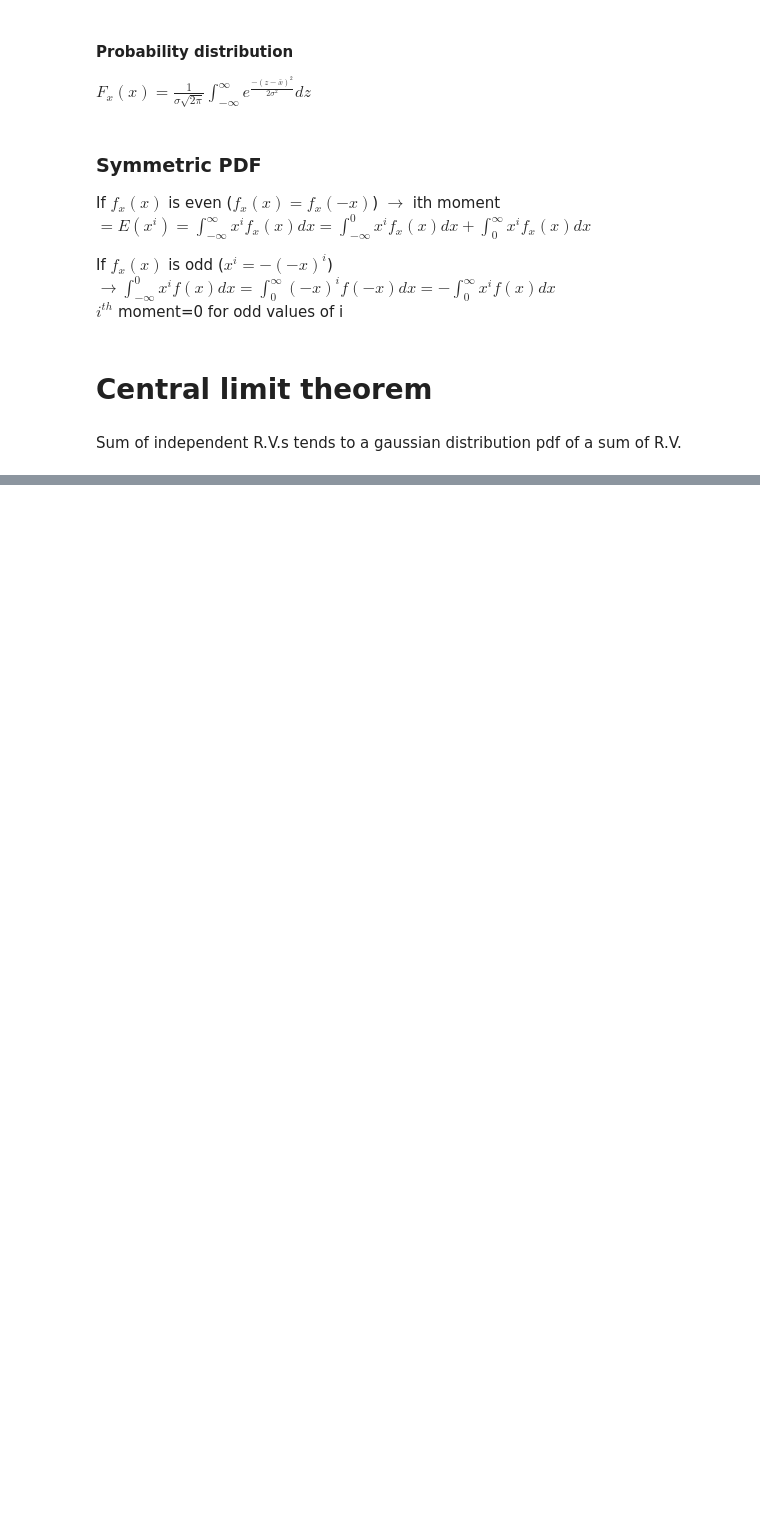
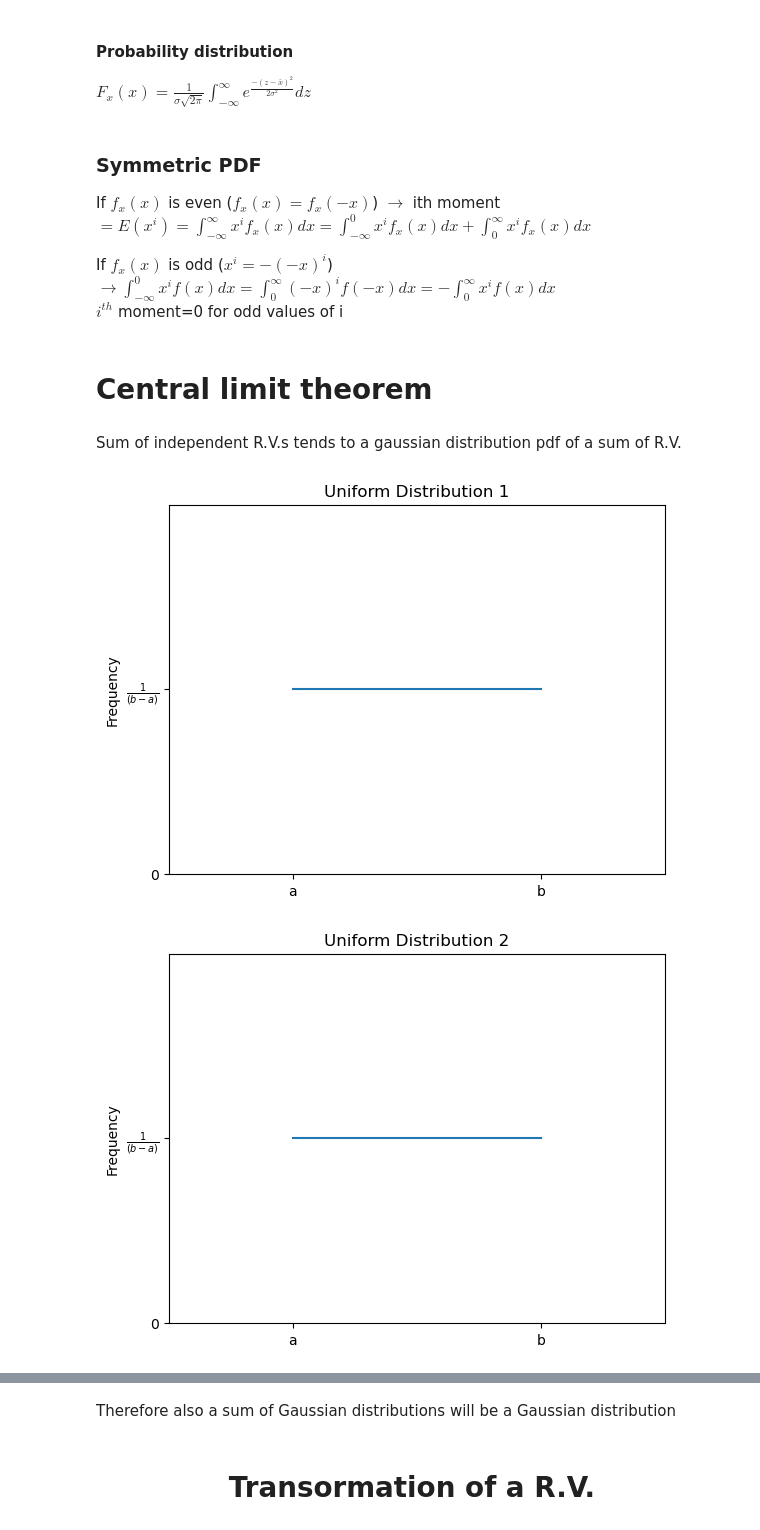
Before and after one commit to Maurone7/AERSP-566, a Jupyter notebook: Lectures/Lecture2.ipynb, the cells around one changed output, grey strips where cells are left out. Drawn from its saved outputs; the diff is of its cells as text; code cells hidden in the pictures; blank space fills up the shorter version.

```diff
--- a/Lectures/Lecture2.ipynb
+++ b/Lectures/Lecture2.ipynb
@@ -64,3 +64,53 @@ $i^{th}$ moment=0 for odd values of i
 # Central limit theorem
 # %% [markdown]
 Sum of independent R.V.s tends to a gaussian distribution pdf of a sum of R.V.
+# %%
+import numpy as np
+import matplotlib.pyplot as plt
+
+function = lambda a, b, x: 1 / (b - a) if a <= x <= b else 0
+
+a, b = 0, 1
+# Plot the uniform distribution
+plt.plot(np.linspace(a, b, 100), [function(a, b, x) for x in np.linspace(a, b, 100)])
+plt.ylabel('Frequency')
+plt.title('Uniform Distribution 1')
+plt.ylim(0, 2 / (b - a)), plt.xlim(a-0.5, b+0.5)
+plt.yticks([0, 1 / (b - a)], [0, r'$\frac{1}{(b - a)}$'])
+plt.xticks([a, b], ['a', 'b'])
+plt.show()
+
+import numpy as np
+import matplotlib.pyplot as plt
+
+function = lambda a, b, x: 1 / (b - a) if a <= x <= b else 0
+
+a, b = 0, 1
+# Plot the uniform distribution
+plt.plot(np.linspace(a, b, 100), [function(a, b, x) for x in np.linspace(a, b, 100)])
+plt.ylabel('Frequency')
+plt.title('Uniform Distribution 2')
+plt.ylim(0, 2 / (b - a)), plt.xlim(a-0.5, b+0.5)
+plt.yticks([0, 1 / (b - a)], [0, r'$\frac{1}{(b - a)}$'])
+plt.xticks([a, b], ['a', 'b'])
+plt.show()
+
+# Sum of two independent random variables
+f = lambda x: -x + 2 if 0 <= x <= 2 else 0
+g = lambda x: x+2 if -2 <= x <= 0 else 0
+
+x = np.linspace(-3, 3, 100)
+y = [f(x) for x in x]
+z = [g(x) for x in x]
+
+yz = np.convolve(y, z)
+
+plt.plot(np.linspace(-3, 3, 199), yz)
+plt.ylabel('Frequency')
+plt.title('Sum of two independent random variables')
+plt.xticks([-1, 1], ['-1', '1'])
+plt.yticks([0, 3], [0, 3])
+plt.show()
+# %% [output]
+[figure, added]
+[figure, added]
@@ -66,0 +118,4 @@ Sum of independent R.V.s tends to a gaussian distribution pdf of a sum of R.V.
+# %% [markdown]
+Therefore also a sum of Gaussian distributions will be a Gaussian distribution
+# %% [markdown]
+# <center> Transormation of a R.V. <center>
```
Also changed, not shown: parts of 3 cells of this notebook, 1 other file.
